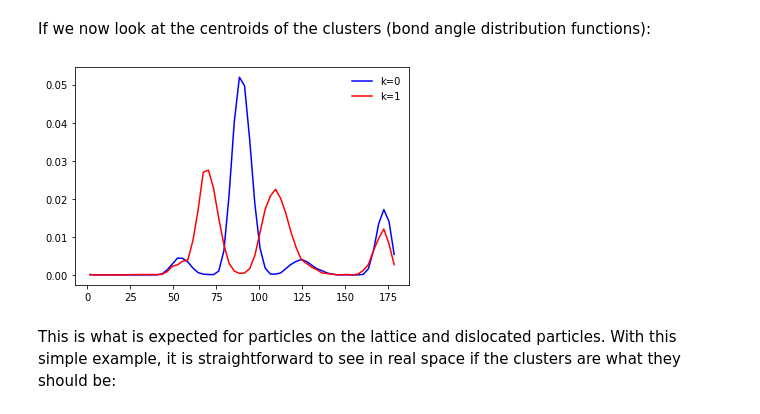
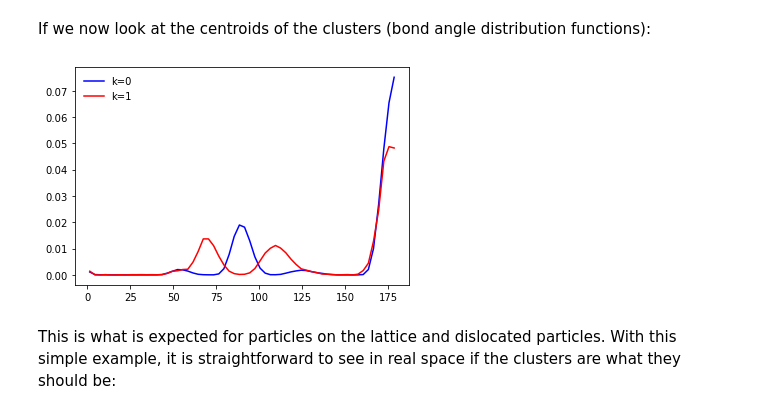
Before and after one commit to jorisparet/partycls, a Jupyter notebook: tutorial/2_workflow.ipynb, the cells around one changed output. Saved outputs shown, nothing was run; the diff lists cells and outputs as text; code cells hidden in the pictures.

```diff
--- a/tutorial/2_workflow.ipynb
+++ b/tutorial/2_workflow.ipynb
@@ -188,18 +188,18 @@ If we now look at the centroids of the clusters (bond angle distribution functio
 # %%
 # grid and centroids
 theta = D_ba.grid
 C_k = xtal_wf.clustering.centroids(X)
 
 # make centroids normalized bond angle distributions
-q_0 = D_ba.normalize(C_k[0], method='sin')
-q_1 = D_ba.normalize(C_k[1], method='sin')
+q_0 = D_ba.normalize(C_k[0], method='pdf')
+q_1 = D_ba.normalize(C_k[1], method='pdf')
 
 plt.plot(theta, q_0, c='b', label='k=0')
 plt.plot(theta, q_1, c='r', label='k=1')
 plt.legend(frameon=False)
 plt.show()
 # %% [output]
-[figure, old version]
+[figure, new version]
 # %% [markdown]
 This is what is expected for particles on the lattice and dislocated particles. With this simple example, it is straightforward to see in real space if the clusters are what they should be:
 # %%
```
Also changed, not shown: parts of 4 cells of this notebook.
